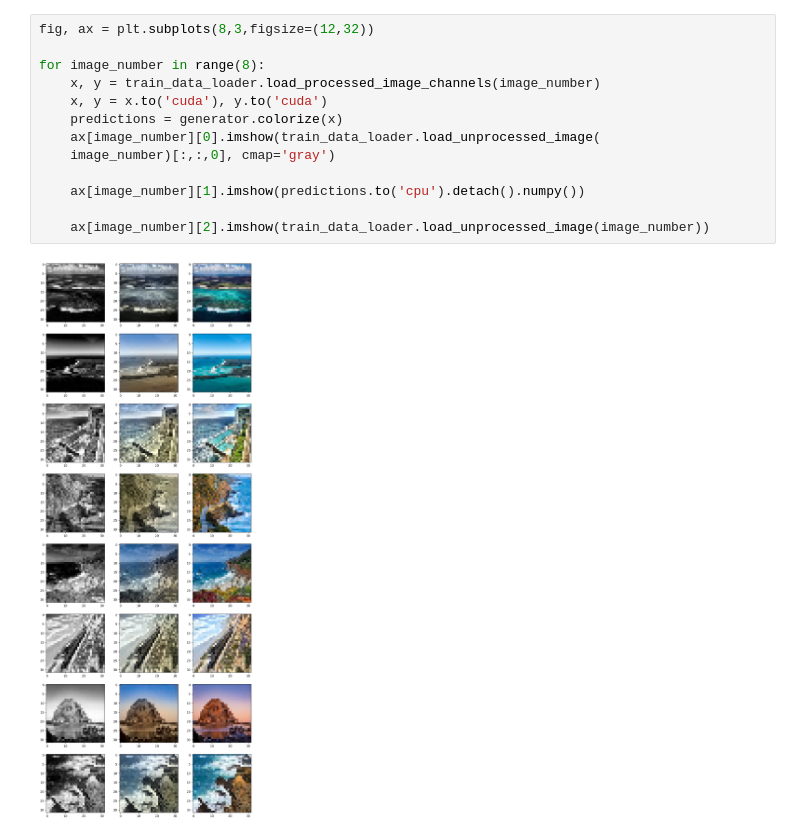
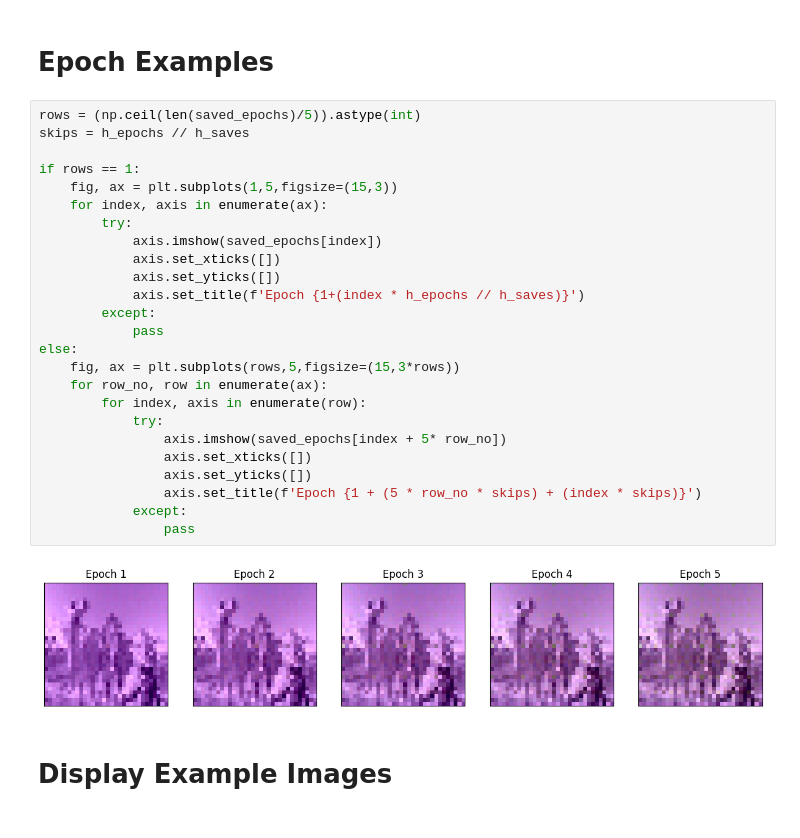
Before and after one commit to jlombino/ColorizerTorchPort, a Jupyter notebook: colors.ipynb, the cells around one changed output. Cells and saved outputs as stored; diff of their text form.

```diff
--- a/colors.ipynb
+++ b/colors.ipynb
@@ -286,15 +350,31 @@ plt.plot(range(len(losses)),losses);
-# %%
-fig, ax = plt.subplots(8,3,figsize=(12,32))
-
-for image_number in range(8):
-    x, y = train_data_loader.load_processed_image_channels(image_number)
-    x, y = x.to('cuda'), y.to('cuda')
-    predictions = generator.colorize(x)
-    ax[image_number][0].imshow(train_data_loader.load_unprocessed_image(
-    image_number)[:,:,0], cmap='gray')
-
-    ax[image_number][1].imshow(predictions.to('cpu').detach().numpy())
-
-    ax[image_number][2].imshow(train_data_loader.load_unprocessed_image(image_number))
-# %% [output]
-[figure, removed]
+# %% [markdown]
+# Epoch Examples
+# %%
+rows = (np.ceil(len(saved_epochs)/5)).astype(int)
+skips = h_epochs // h_saves
+
+if rows == 1:
+    fig, ax = plt.subplots(1,5,figsize=(15,3))
+    for index, axis in enumerate(ax):
+        try:
+            axis.imshow(saved_epochs[index])
+            axis.set_xticks([])
+            axis.set_yticks([])
+            axis.set_title(f'Epoch {1+(index * h_epochs // h_saves)}')
+        except:
+            pass
+else:
+    fig, ax = plt.subplots(rows,5,figsize=(15,3*rows))
+    for row_no, row in enumerate(ax):
+        for index, axis in enumerate(row):
+            try:
+                axis.imshow(saved_epochs[index + 5* row_no])
+                axis.set_xticks([])
+                axis.set_yticks([])
+                axis.set_title(f'Epoch {1 + (5 * row_no * skips) + (index * skips)}')
+            except:
+                pass
+# %% [output]
+[figure, new version]
+# %% [markdown]
+# Display Example Images
```
Also changed, not shown: parts of 28 cells of this notebook.
